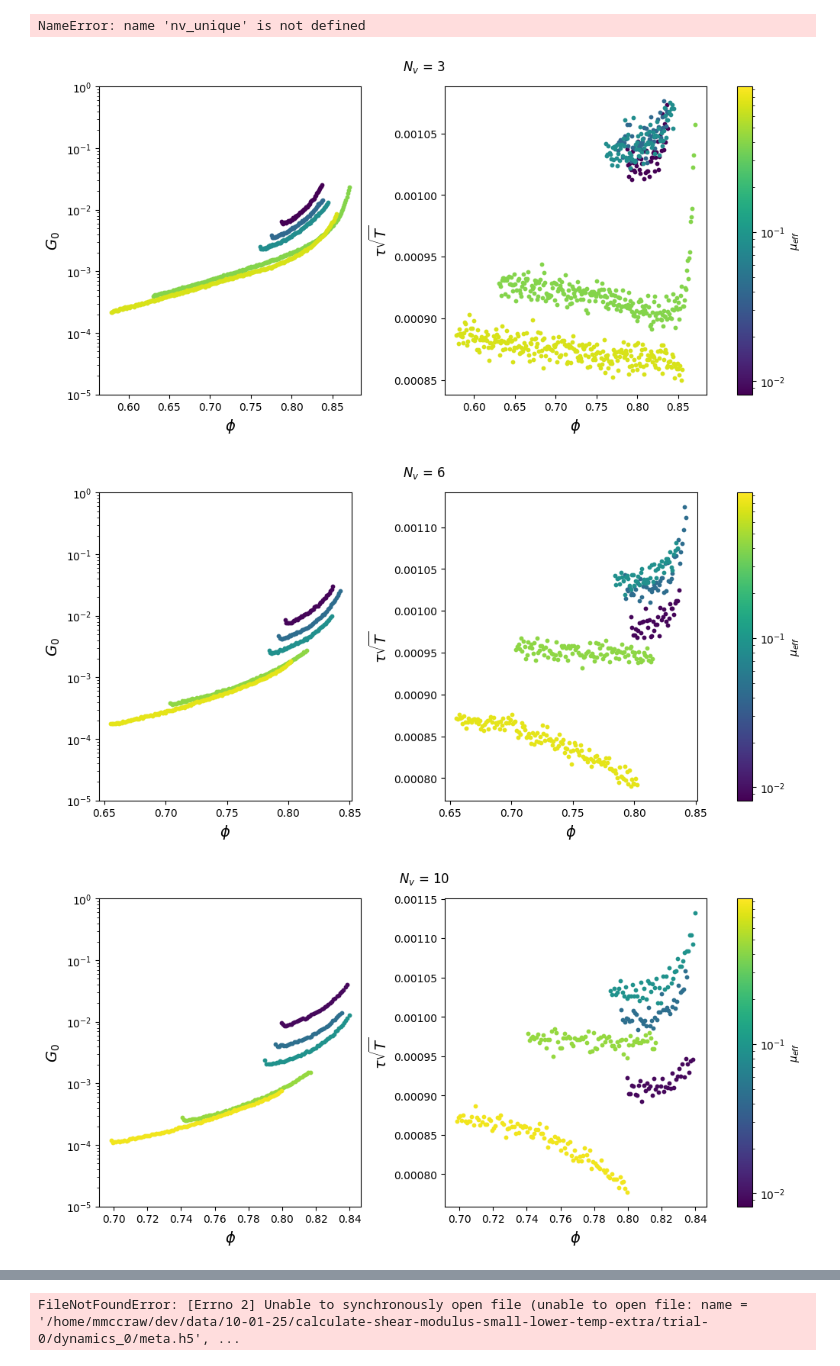
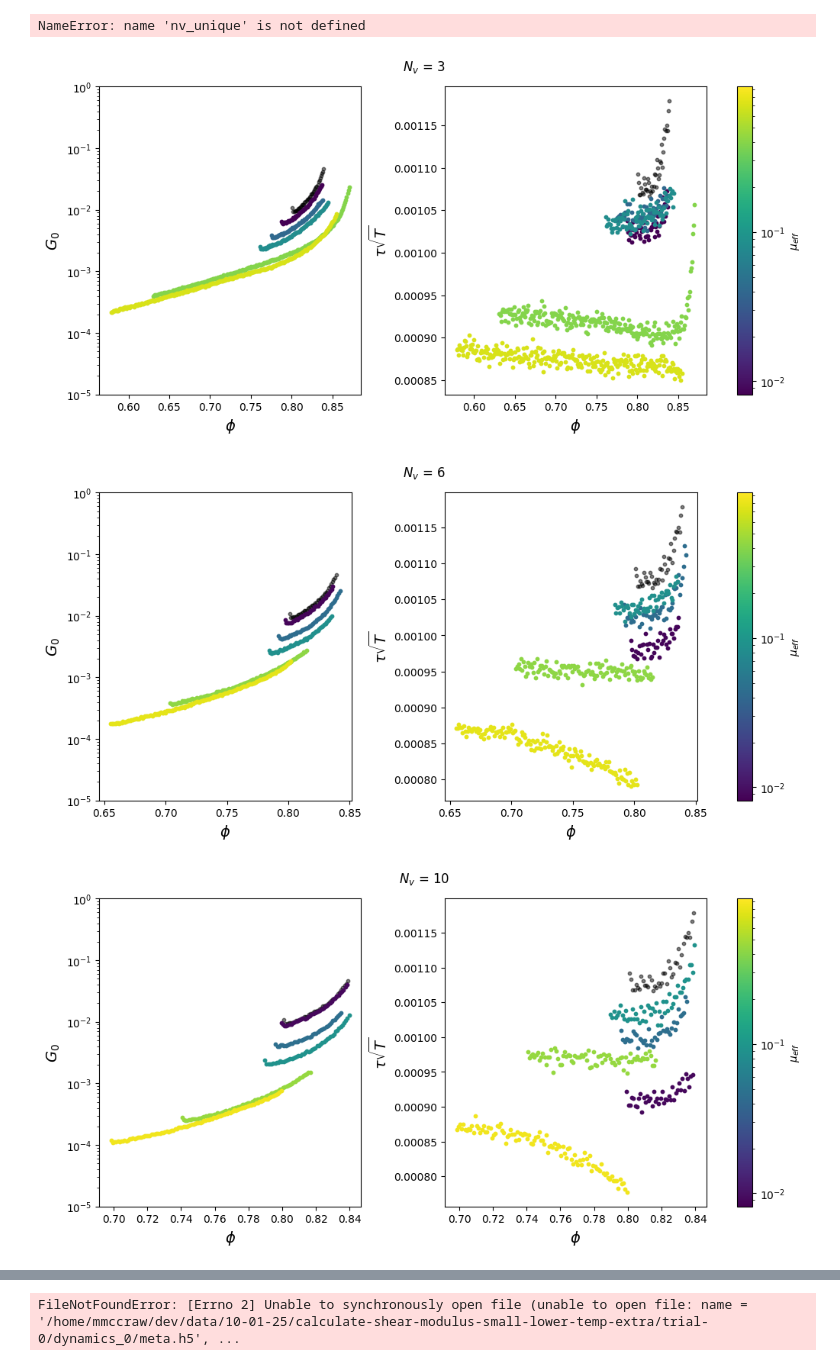
Before and after one commit to mmccraw98/notebooks-fall-25, a Jupyter notebook: 10/calculate-shear-modulus/analyze.ipynb, the cells around one changed output, grey strips where cells are left out. Cells and saved outputs as stored; diff of their text form; code cells hidden in the pictures.

```diff
--- a/10/calculate-shear-modulus/analyze.ipynb
+++ b/10/calculate-shear-modulus/analyze.ipynb
@@ -183,36 +183,43 @@ for nv in nv_unique:
 # %% [output]
 NameError: name 'nv_unique' is not defined
 # %%
+disk_df = pd.read_csv('/home/mmccraw/dev/analysis/fall-25/10/disk-shear-modulus/shear_modulus.csv')
+
+
 keys = list(shear_modulus_data.keys())
 mu_eff_unique = np.unique(np.array(keys)[:, 0])
 nv_unique = np.unique(np.array(keys)[:, 1])
 mu_eff_norm = LogNorm(min(mu_eff_unique), max(mu_eff_unique))
 cmap = plt.cm.viridis
 for nv in nv_unique:
     fig, ax = plt.subplots(1, 2, figsize=(10, 5), constrained_layout=True)
+
+    ax[0].scatter(disk_df.phi, disk_df.G0, c='k', s=10, zorder=0, alpha=0.5)
+    ax[1].scatter(disk_df.phi, disk_df.tau, c='k', s=10, zorder=0, alpha=0.5)
+
     for k in keys:
         if k[1] != nv:
             continue
         mu_eff = k[0]
         tau = [get_relaxation_time(g / g[0], t) for g, t in zip(shear_modulus_data[k]['g'], shear_modulus_data[k]['t'])]
         G_0 = [g[0] for g in shear_modulus_data[k]['g']]
         ax[0].scatter(shear_modulus_data[k]['phi'], G_0, c=cmap(mu_eff_norm(mu_eff)), s=10)
         ax[1].scatter(shear_modulus_data[k]['phi'], tau, c=cmap(mu_eff_norm(mu_eff)), s=10)
     for a in ax:
         # a.set_yscale('log')
         a.set_xlabel(r'$\phi$', fontsize=14)
     ax[0].set_yscale('log')
     ax[0].set_ylabel(r'$G_0$', fontsize=14)
     ax[1].set_ylabel(r'$\tau \sqrt{T}$', fontsize=14)
     ax[0].set_ylim(1e-5, 1e0)
     # ax[1].set_ylim(1e-4, 1e-2)
     plt.suptitle(fr'$N_v$ = {int(nv) - 1}')
     sm = plt.cm.ScalarMappable(norm=mu_eff_norm, cmap=cmap)
     sm.set_array(mu_eff_unique)
     cbar = plt.colorbar(sm, ax=ax, label=r'$\mu_{eff}$')
-    plt.savefig(f'figures/G0_tau_NV_{nv - 1}.png', dpi=300)
+    # plt.savefig(f'figures/G0_tau_NV_{nv - 1}.png', dpi=300)
     plt.show()
 # %% [output]
-[figure, old version]
+[figure, new version]
-[figure, old version]
+[figure, new version]
-[figure, old version]
+[figure, new version]
```
Also changed, not shown: parts of 1 cell of this notebook, 8 other files.
